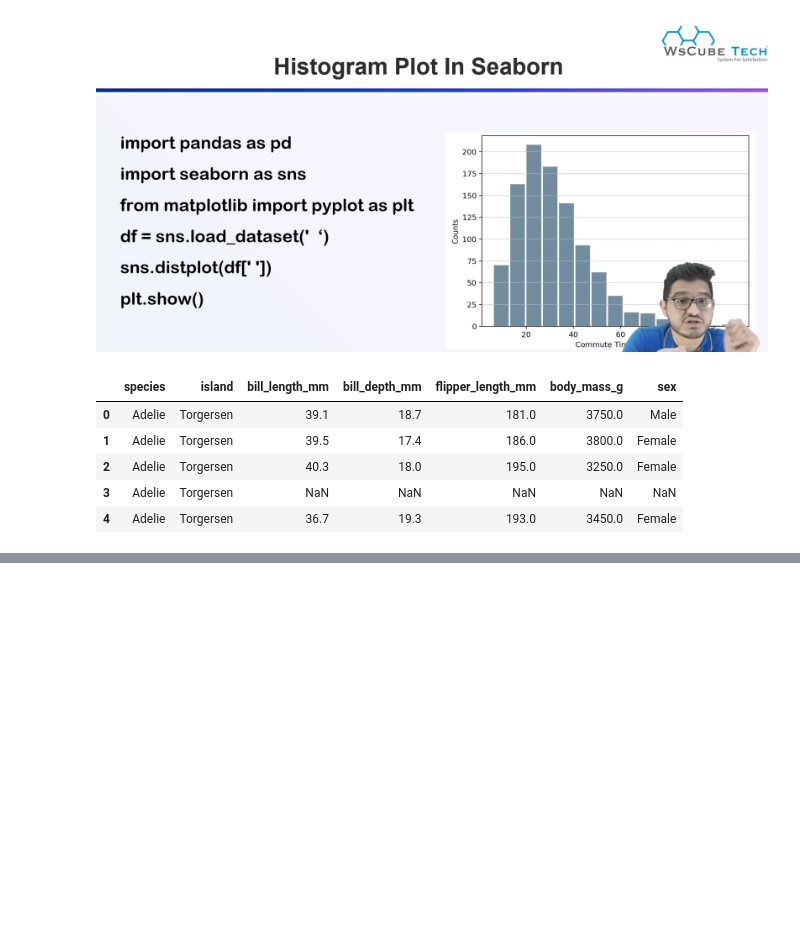
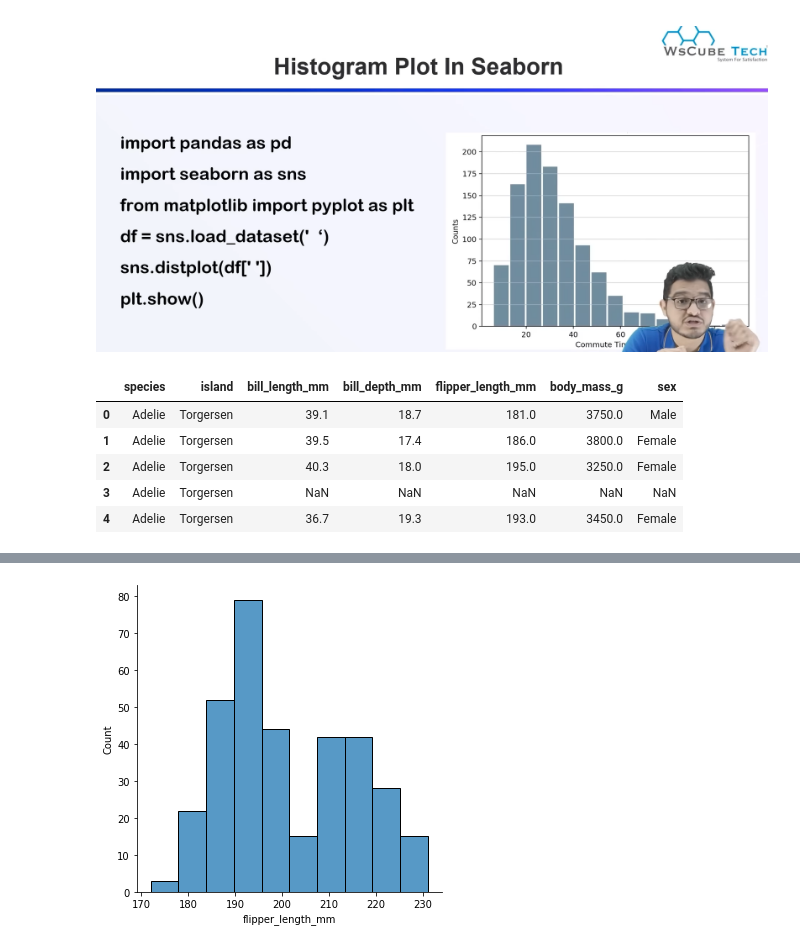
Before and after one commit to praveensinghaws/Python, a Jupyter notebook: wsCubeTech/Seaborn/4. Histogram Plot in Seaborn.ipynb, the cells around one changed output, grey strips where cells are left out. Drawn from its saved outputs; the diff is of its cells as text; code cells hidden in the pictures; blank space fills up the shorter version.

```diff
--- a/wsCubeTech/Seaborn/4. Histogram Plot in Seaborn.ipynb
+++ b/wsCubeTech/Seaborn/4. Histogram Plot in Seaborn.ipynb
@@ -22,0 +28,5 @@ df.head()
+# %%
+# Plot a histogram for "flipper_length_mm"
+sns.displot(df["flipper_length_mm"]);
+# %% [output]
+[figure, added]
```
Also changed, not shown: parts of 5 cells of this notebook, 14 other files.
